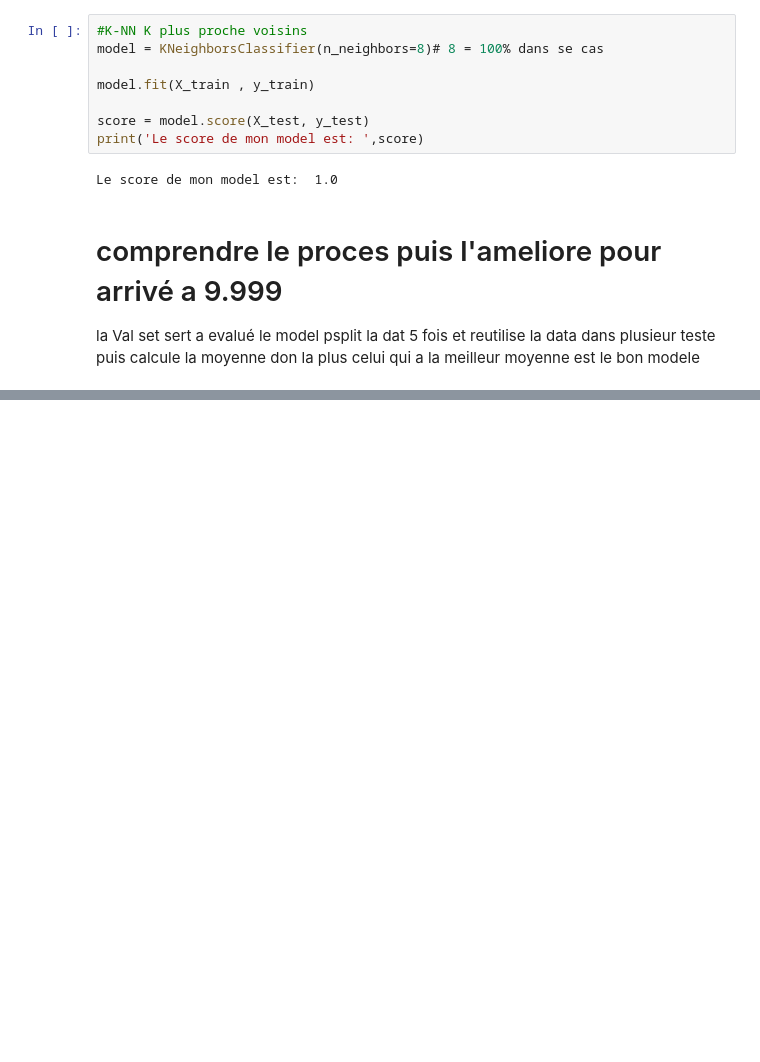
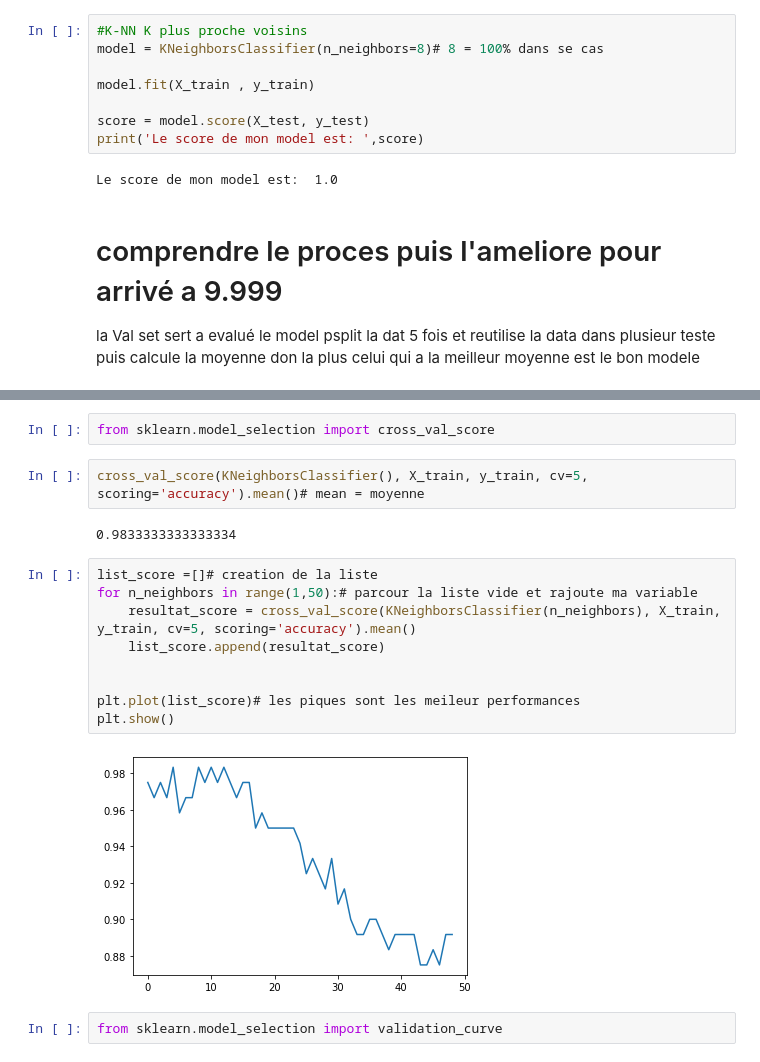
Before and after one commit to ShaD971/Machine-Learning, a Jupyter notebook: Machine Learning(Sikit-learn).ipynb, the cells around one changed output, grey strips where cells are left out. Cells and saved outputs as stored; diff of their text form; blank space fills up the shorter version.

```diff
--- a/Machine Learning(Sikit-learn).ipynb
+++ b/Machine Learning(Sikit-learn).ipynb
@@ -161,0 +158,19 @@ psplit la dat 5 fois et reutilise la data dans plusieur teste puis calcule la mo
+# %%
+from sklearn.model_selection import cross_val_score
+# %%
+cross_val_score(KNeighborsClassifier(), X_train, y_train, cv=5, scoring='accuracy').mean()# mean = moyenne
+# %% [output]
+0.9833333333333334
+# %%
+list_score =[]# creation de la liste
+for n_neighbors in range(1,50):# parcour la liste vide et rajoute ma variable
+    resultat_score = cross_val_score(KNeighborsClassifier(n_neighbors), X_train, y_train, cv=5, scoring='accuracy').mean()
+    list_score.append(resultat_score)
+
+
+plt.plot(list_score)# les piques sont les meileur performances
+plt.show()
+# %% [output]
+[figure, added]
+# %%
+from sklearn.model_selection import validation_curve
```
Also changed, not shown: parts of 29 cells of this notebook.
